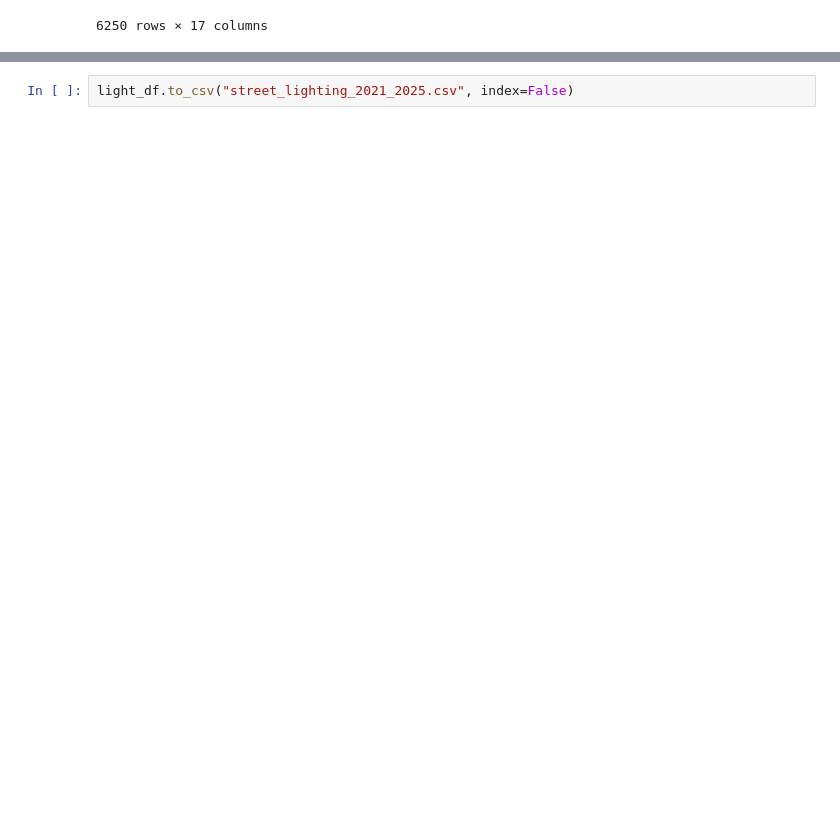
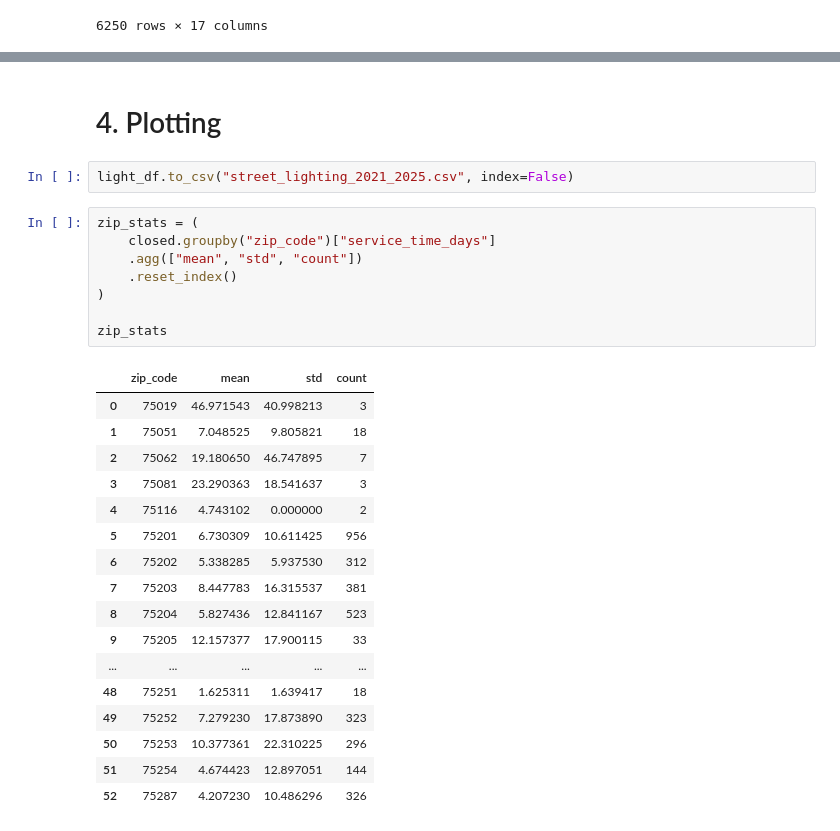
Before and after one commit to ratraverfallick/Hackathon_REU2026_Group4, a Jupyter notebook: lightdata.ipynb, the cells around one changed output, grey strips where cells are left out. Saved outputs shown, nothing was run; the diff lists cells and outputs as text; blank space fills up the shorter version.

```diff
--- a/lightdata.ipynb
+++ b/lightdata.ipynb
@@ -257,5 +258,33 @@ See the caveats in the documentation: https://pandas.pydata.org/pandas-docs/stab
 | 17699 | 25-00507819 | 1024 S TYLER ST, DALLAS, TX, 75208 | 1 | Transportation and Public Works D... | Street Lighting - Maintenance- TPW | ... |
 | 17700 | 25-00507819 | 1024 S TYLER ST, DALLAS, TX, 75208 | 1 | Transportation | Street Lighting - Maintenance- TPW | ... |
 4710 rows × 17 columns
+# %% [markdown]
+# 4. Plotting
 # %%
 light_df.to_csv("street_lighting_2021_2025.csv", index=False)
+# %%
+zip_stats = (
+    closed.groupby("zip_code")["service_time_days"]
+    .agg(["mean", "std", "count"])
+    .reset_index()
+)
+
+zip_stats
+# %% [output]
+|  | zip_code | mean | std | count |
+| 0 | 75019 | 46.971543 | 40.998213 | 3 |
+| 1 | 75051 | 7.048525 | 9.805821 | 18 |
+| 2 | 75062 | 19.180650 | 46.747895 | 7 |
+| 3 | 75081 | 23.290363 | 18.541637 | 3 |
+| 4 | 75116 | 4.743102 | 0.000000 | 2 |
+| 5 | 75201 | 6.730309 | 10.611425 | 956 |
+| 6 | 75202 | 5.338285 | 5.937530 | 312 |
+| 7 | 75203 | 8.447783 | 16.315537 | 381 |
+| 8 | 75204 | 5.827436 | 12.841167 | 523 |
+| 9 | 75205 | 12.157377 | 17.900115 | 33 |
+| ... | ... | ... | ... | ... |
+| 48 | 75251 | 1.625311 | 1.639417 | 18 |
+| 49 | 75252 | 7.279230 | 17.873890 | 323 |
+| 50 | 75253 | 10.377361 | 22.310225 | 296 |
+| 51 | 75254 | 4.674423 | 12.897051 | 144 |
+| 52 | 75287 | 4.207230 | 10.486296 | 326 |
```
Also changed, not shown: parts of 7 cells of this notebook.
